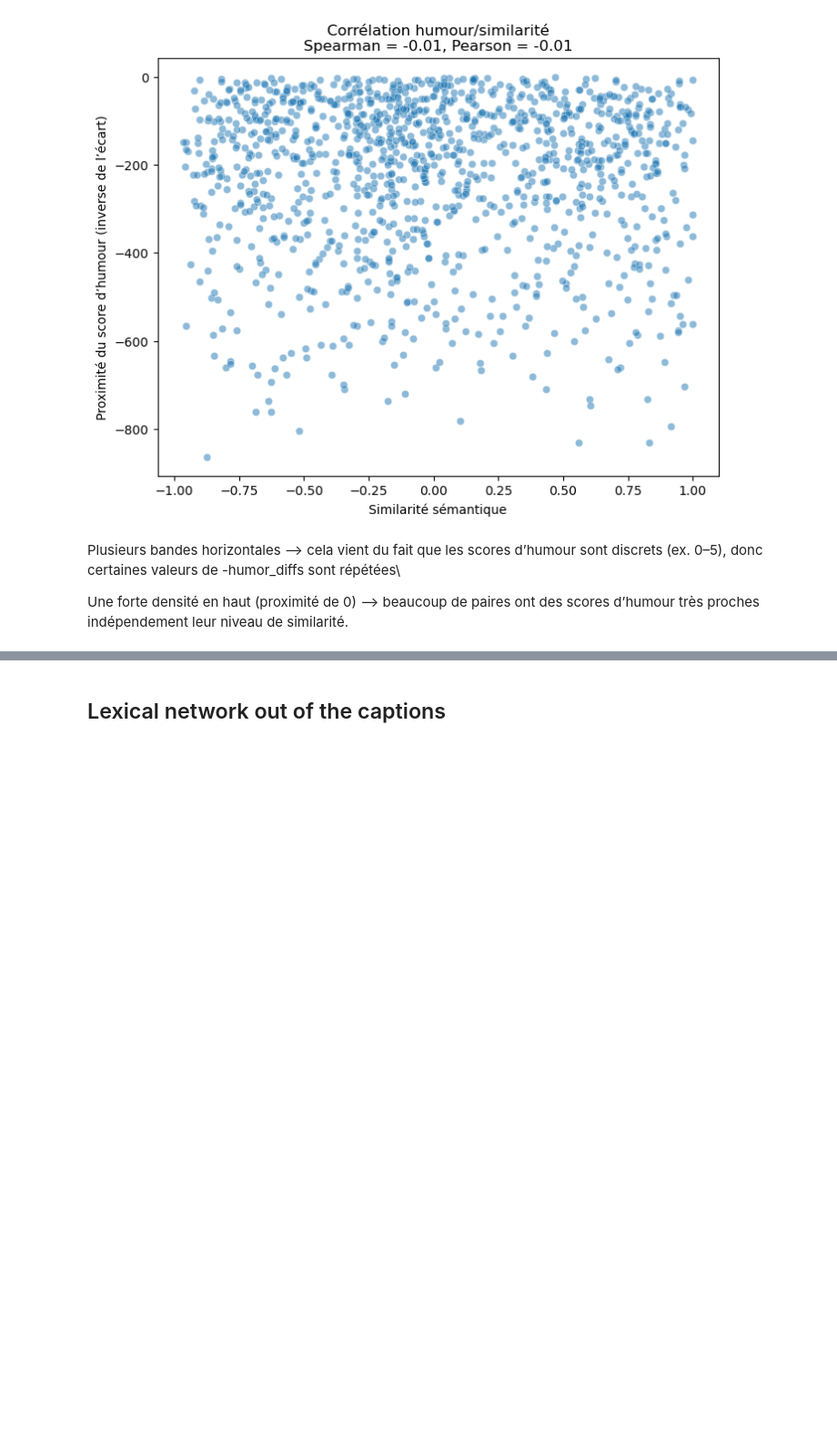
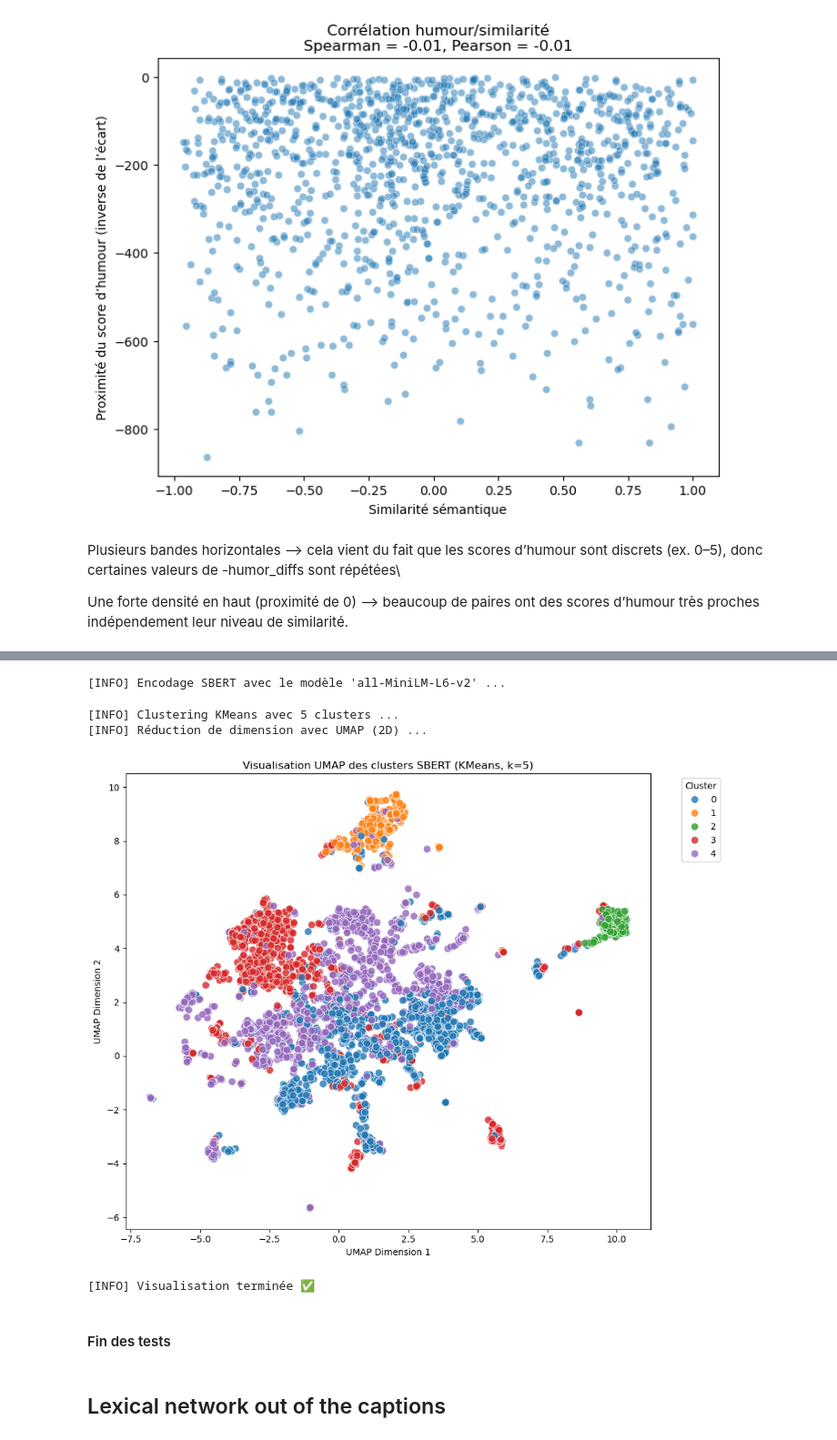
Before and after one commit to epfl-ada/ada-2025-project-adacore42, a Jupyter notebook: _Other/cycy_analysis/similarity_between_captions.ipynb, the cells around one changed output, grey strips where cells are left out. Shown at 91% size. Saved outputs shown, nothing was run; the diff lists cells and outputs as text; code cells hidden in the pictures; blank space fills up the shorter version.

```diff
--- a/_Other/cycy_analysis/similarity_between_captions.ipynb
+++ b/_Other/cycy_analysis/similarity_between_captions.ipynb
@@ -285,0 +461,8 @@ Une forte densité en haut (proximité de 0) --> beaucoup de paires ont des scor
+# %%
+df_sim4, embeddings_results_test = cluster_captions_kmeans_umap(dataA[77])
+# %% [output]
+[INFO] Encodage SBERT avec le modèle 'all-MiniLM-L6-v2' ...
+[INFO] Clustering KMeans avec 5 clusters ...
+[INFO] Réduction de dimension avec UMAP (2D) ...
+[figure, added]
+[INFO] Visualisation terminée ✅
@@ -286,3 +475,5 @@ Une forte densité en haut (proximité de 0) --> beaucoup de paires ont des scor
+# %% [markdown]
+#### Fin des tests
 # %% [markdown]
 ## Lexical network out of the captions
 # %%
```
Also changed, not shown: parts of 15 cells of this notebook.
